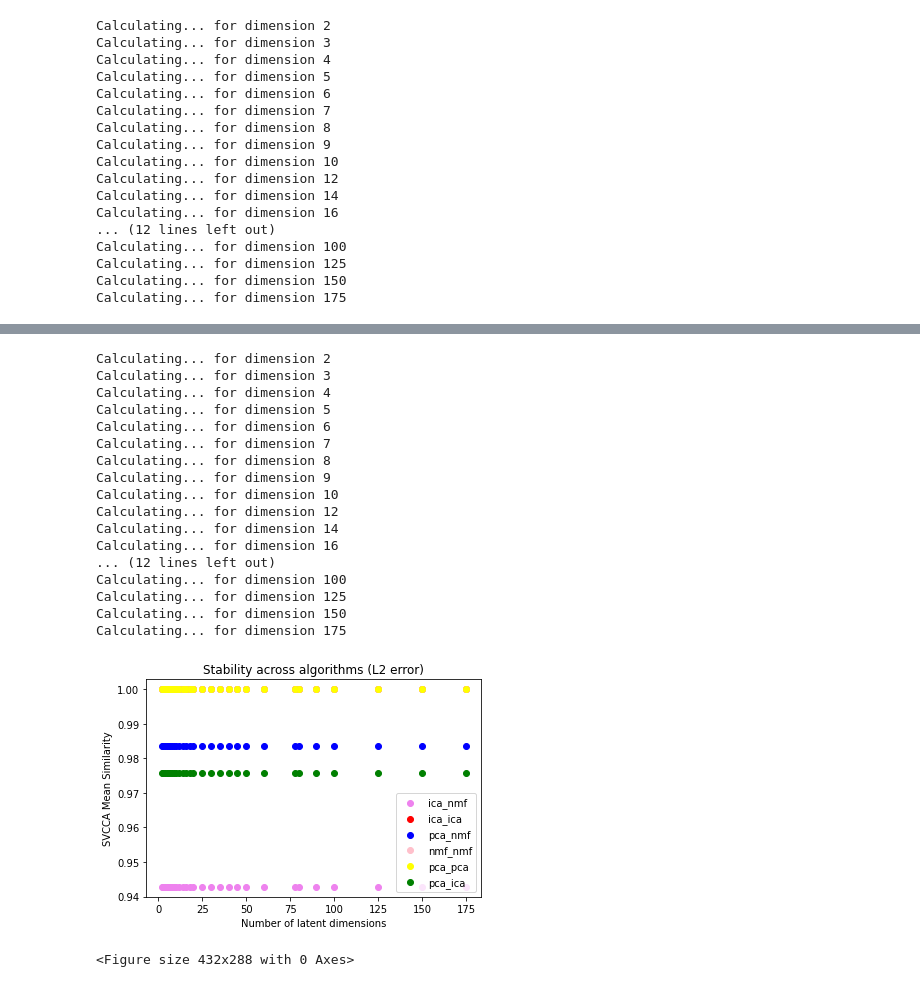
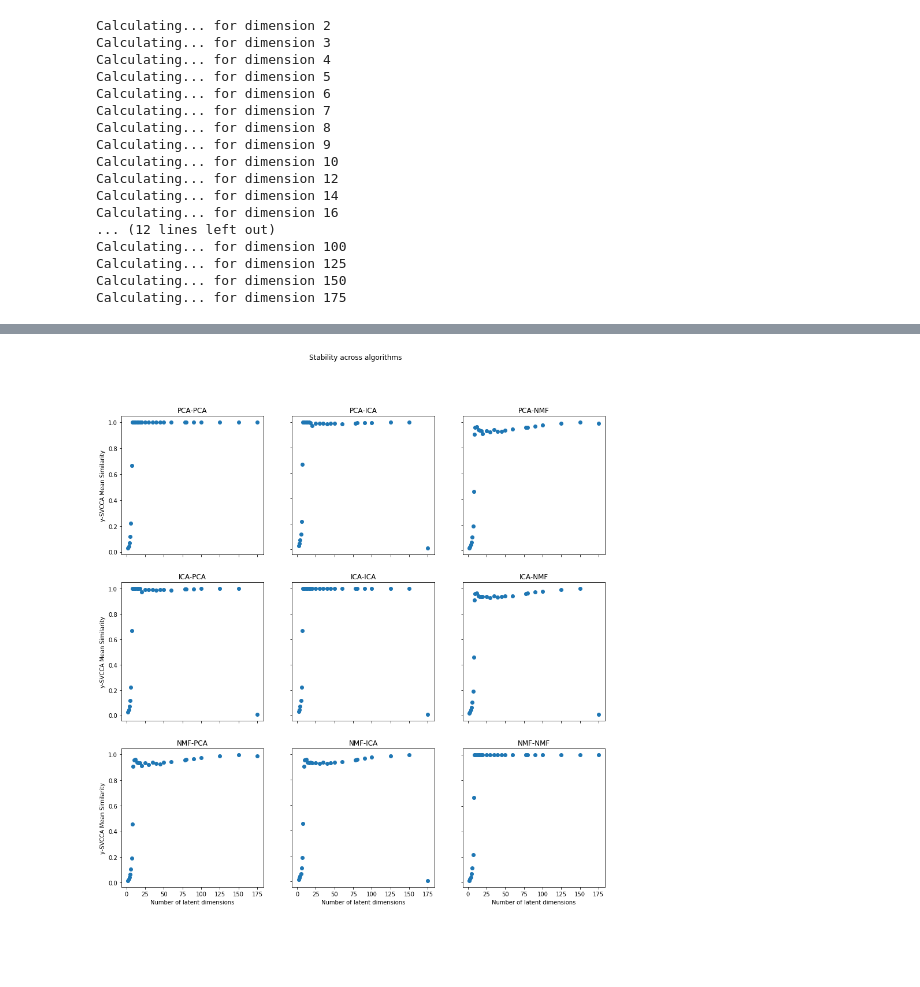
Before and after one commit to sowmyamanojna/PCOS-Gene-Expression-Data-Analysis, a Jupyter notebook: codes/stability/analyse_stability_within_z.ipynb, the cells around one changed output, grey strips where cells are left out. Cells and saved outputs as stored; diff of their text form; code cells hidden in the pictures; blank space fills up the shorter version.

```diff
--- a/codes/stability/analyse_stability_within_z.ipynb
+++ b/codes/stability/analyse_stability_within_z.ipynb
@@ -427,29 +385,0 @@ print(df.shape)
-# %%
-large_svcca_results_list = []
-for z in k_list:
-    print("Calculating... for dimension {}".format(z))
-    # Perform across algorithm SVCCA
-    svcca_out_df = (get_svcca_across_algorithm_stability(z_dict=df, algorithms=model_list))
-
-    # Append info to the output dataframe
-    svcca_out_df = svcca_out_df.assign(z_dim=z)
-
-    large_svcca_results_list.append(svcca_out_df)
-# %% [output]
-Calculating... for dimension 2
-Calculating... for dimension 3
-Calculating... for dimension 4
-Calculating... for dimension 5
-Calculating... for dimension 6
-Calculating... for dimension 7
-Calculating... for dimension 8
-Calculating... for dimension 9
-Calculating... for dimension 10
-Calculating... for dimension 12
-Calculating... for dimension 14
-Calculating... for dimension 16
-... (12 lines left out)
-Calculating... for dimension 100
-Calculating... for dimension 125
-Calculating... for dimension 150
-Calculating... for dimension 175
@@ -462,16 +386,26 @@ mapping = {'pca_pca':'yellow', 'pca_ica': 'green', 'pca_nmf': 'blue', 'ica_pca':
-# %%
-for plot in list(set(mydf['plot'])):
-  x = mydf[mydf['plot'] == plot]['z_dim']
-  y = mydf[mydf['plot'] == plot]['svcca_mean_similarity']
-  plt.scatter(x,y,color=mapping[plot],label=plot)
-
-plt.xlabel('Number of latent dimensions')
-plt.ylabel('SVCCA Mean Similarity')
-plt.legend(loc='best')
-plt.title('Stability across algorithms (L2 error)')
-
-plt.show()
-plt.savefig('stability_across_algorithms (L2 error)')
-# %% [output]
-[figure, removed]
-<Figure size 432x288 with 0 Axes>
+# %%
+num_models = len(model_list)
+
+fig, axs = plt.subplots(num_models, num_models, figsize=(15,15))
+x = k_list[:]
+
+for i in range(num_models):
+  alg1 = model_list[i]
+  for j in range(num_models):
+    alg2 = model_list[j]
+    y = svcca_results_df[svcca_results_df["algorithm_1"] == alg1]
+    y = y[y["algorithm_2"] == alg2]["svcca_mean_similarity"].values
+    axs[i, j].scatter(x, y)
+    axs[i, j].set_title('{}-{}'.format(alg1.upper(), alg2.upper()))
+
+for ax in axs.flat:
+    ax.set(xlabel='Number of latent dimensions', ylabel='y-SVCCA Mean Similarity')
+
+# Hide x labels and tick labels for top plots and y ticks for right plots.
+for ax in axs.flat:
+    ax.label_outer()
+
+plt.suptitle('Stability across algorithms')
+plt.savefig('/content/drive/MyDrive/aacb_project/images/stability_across_algorithms.png')
+# %% [output]
+[figure, added]
```
Also changed, not shown: parts of 23 cells of this notebook, 4 other files.
